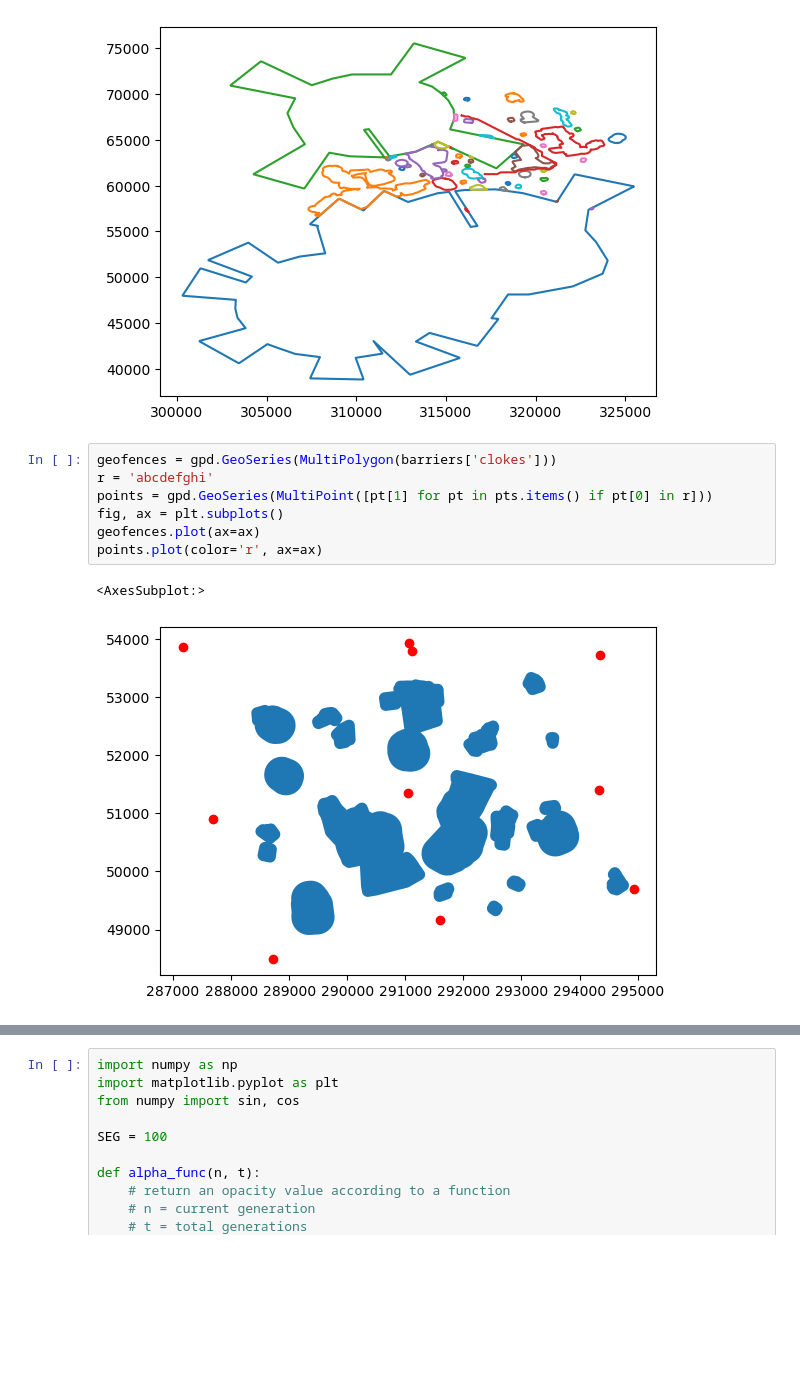
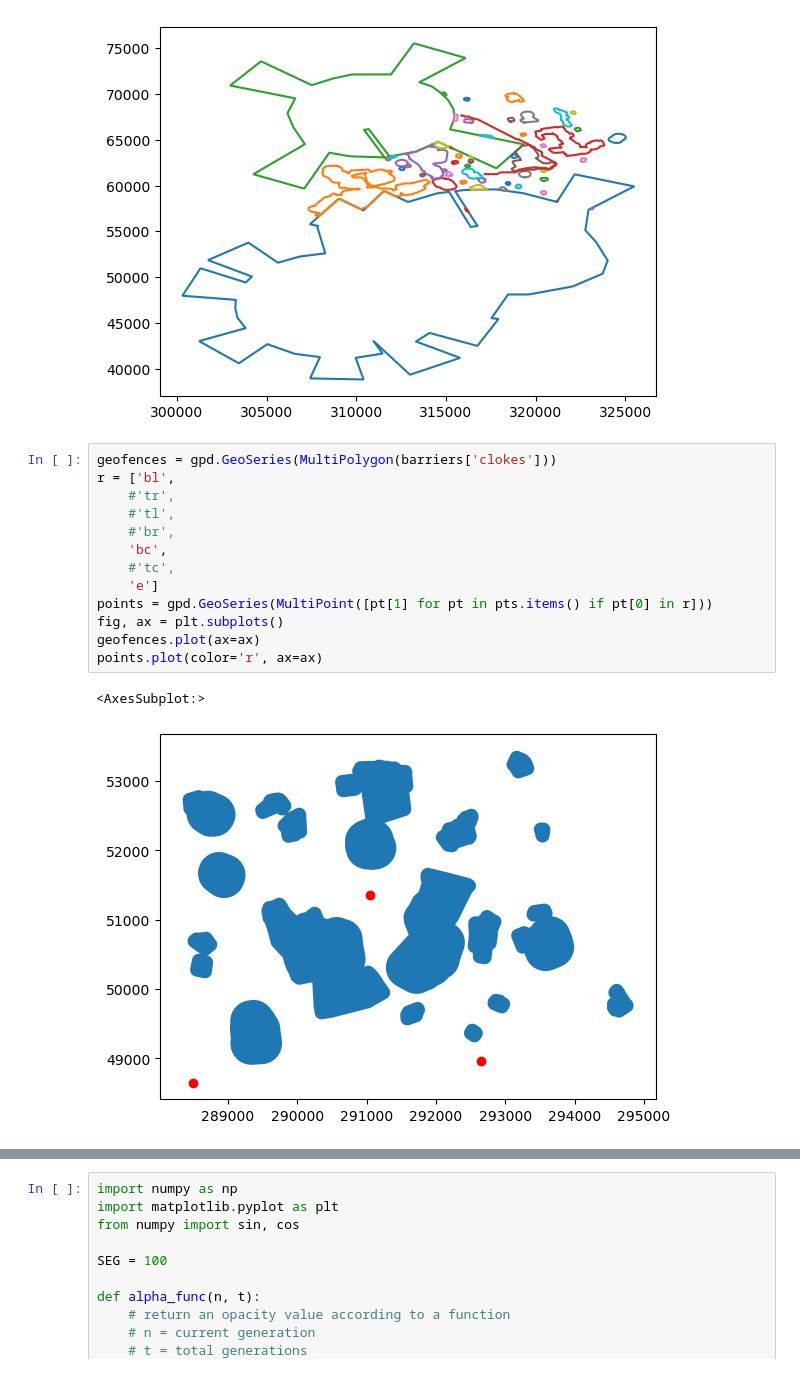
Before and after one commit to andre-kotze/gp-trajec, a Jupyter notebook: vis_utils.ipynb, the cells around one changed output, grey strips where cells are left out. Drawn from its saved outputs; the diff is of its cells as text; blank space fills up the shorter version.

```diff
--- a/vis_utils.ipynb
+++ b/vis_utils.ipynb
@@ -20,11 +20,17 @@ plt.show()
 [figure]
 # %%
 geofences = gpd.GeoSeries(MultiPolygon(barriers['clokes']))
-r = 'abcdefghi'
+r = ['bl',
+    #'tr',
+    #'tl',
+    #'br',
+    'bc',
+    #'tc',
+    'e']
 points = gpd.GeoSeries(MultiPoint([pt[1] for pt in pts.items() if pt[0] in r]))
 fig, ax = plt.subplots()
 geofences.plot(ax=ax)
 points.plot(color='r', ax=ax)
 # %% [output]
 <AxesSubplot:>
-[figure, old version]
+[figure, new version]
```
Also changed, not shown: parts of 8 cells of this notebook, 9 other files.
